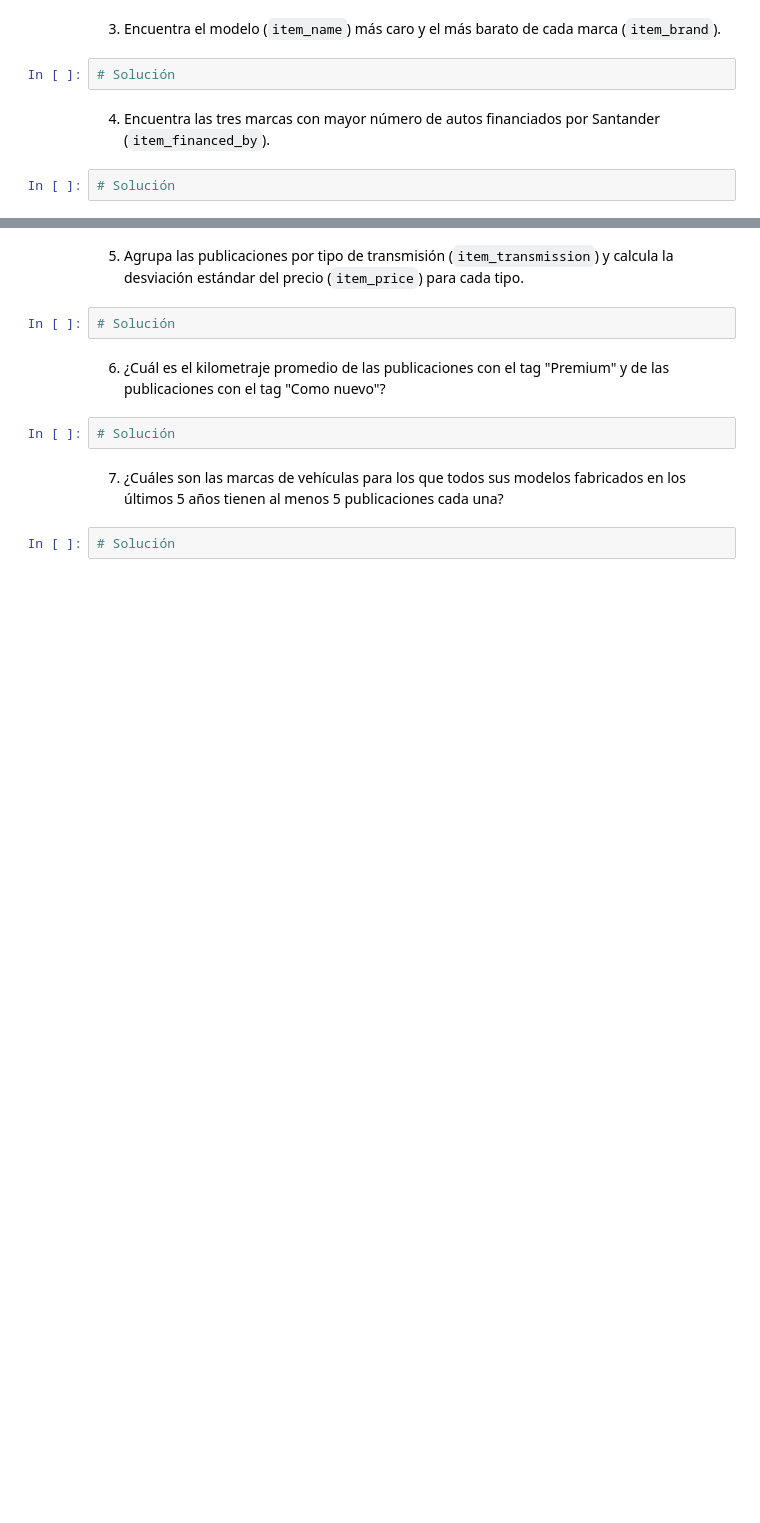
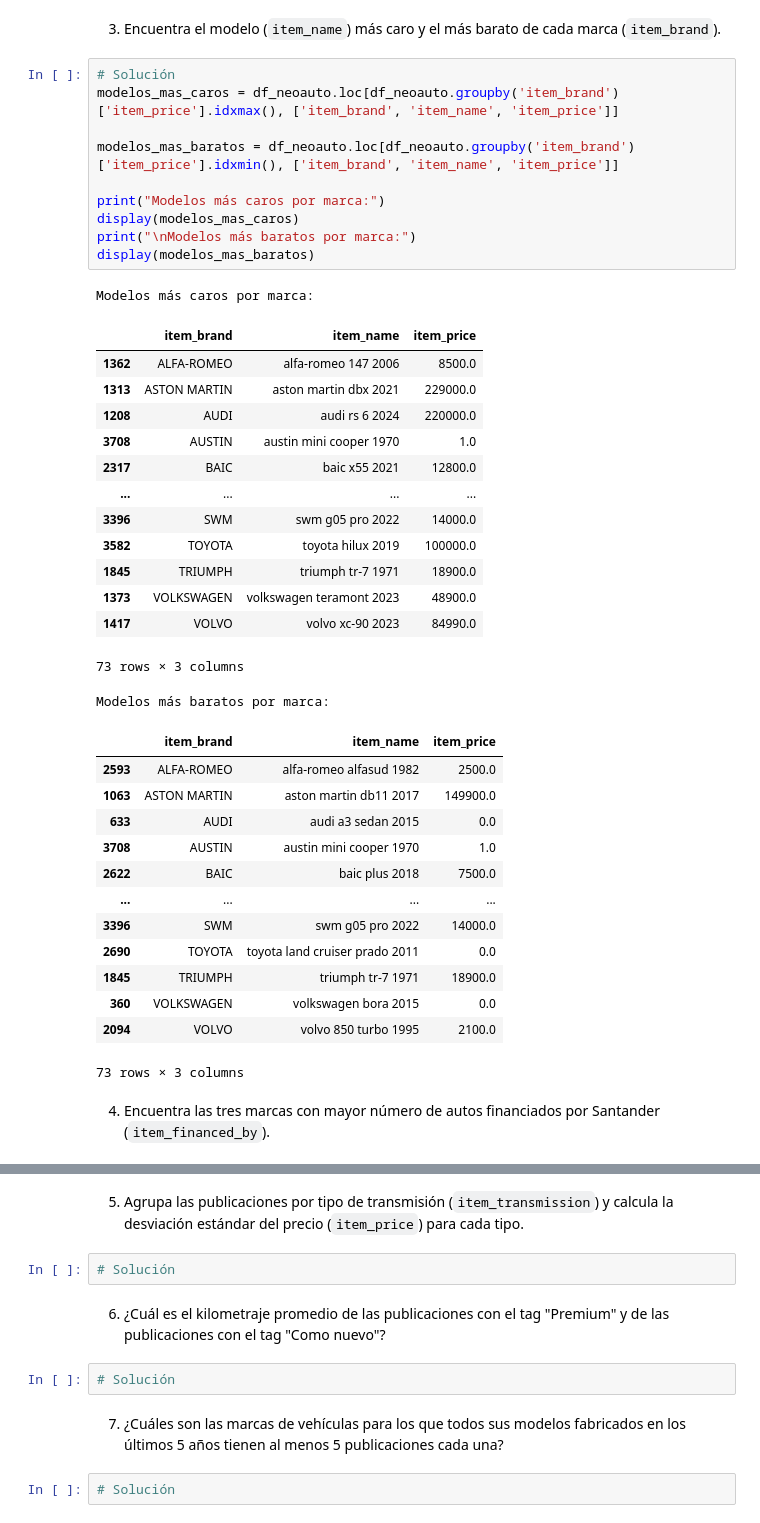
Before and after one commit to qlab-intro-python/tarea-4-zegarra-rivera-bueno, a Jupyter notebook: tarea_4_plantilla.ipynb, the cells around one changed output, grey strips where cells are left out. Drawn from its saved outputs; the diff is of its cells as text; blank space fills up the shorter version.

```diff
--- a/tarea_4_plantilla.ipynb
+++ b/tarea_4_plantilla.ipynb
@@ -27,8 +75,43 @@ Importa el conjunto de datos `neoauto_20240924.csv`
 # %% [markdown]
 3. Encuentra el modelo (`item_name`) más caro y el más barato de cada marca (`item_brand`).
-# %%
-# Solución
+# %%
+# Solución
+modelos_mas_caros = df_neoauto.loc[df_neoauto.groupby('item_brand')['item_price'].idxmax(), ['item_brand', 'item_name', 'item_price']]
+
+modelos_mas_baratos = df_neoauto.loc[df_neoauto.groupby('item_brand')['item_price'].idxmin(), ['item_brand', 'item_name', 'item_price']]
+
+print("Modelos más caros por marca:")
+display(modelos_mas_caros)
+print("\nModelos más baratos por marca:")
+display(modelos_mas_baratos)
+# %% [output]
+Modelos más caros por marca:
+|  | item_brand | item_name | item_price |
+| 1362 | ALFA-ROMEO | alfa-romeo 147 2006 | 8500.0 |
+| 1313 | ASTON MARTIN | aston martin dbx 2021 | 229000.0 |
+| 1208 | AUDI | audi rs 6 2024 | 220000.0 |
+| 3708 | AUSTIN | austin mini cooper 1970 | 1.0 |
+| 2317 | BAIC | baic x55 2021 | 12800.0 |
+| ... | ... | ... | ... |
+| 3396 | SWM | swm g05 pro 2022 | 14000.0 |
+| 3582 | TOYOTA | toyota hilux 2019 | 100000.0 |
+| 1845 | TRIUMPH | triumph tr-7 1971 | 18900.0 |
+| 1373 | VOLKSWAGEN | volkswagen teramont 2023 | 48900.0 |
+| 1417 | VOLVO | volvo xc-90 2023 | 84990.0 |
+73 rows × 3 columns
+Modelos más baratos por marca:
+|  | item_brand | item_name | item_price |
+| 2593 | ALFA-ROMEO | alfa-romeo alfasud 1982 | 2500.0 |
+| 1063 | ASTON MARTIN | aston martin db11 2017 | 149900.0 |
+| 633 | AUDI | audi a3 sedan 2015 | 0.0 |
+| 3708 | AUSTIN | austin mini cooper 1970 | 1.0 |
+| 2622 | BAIC | baic plus 2018 | 7500.0 |
+| ... | ... | ... | ... |
+| 3396 | SWM | swm g05 pro 2022 | 14000.0 |
+| 2690 | TOYOTA | toyota land cruiser prado 2011 | 0.0 |
+| 1845 | TRIUMPH | triumph tr-7 1971 | 18900.0 |
+| 360 | VOLKSWAGEN | volkswagen bora 2015 | 0.0 |
+| 2094 | VOLVO | volvo 850 turbo 1995 | 2100.0 |
+73 rows × 3 columns
 # %% [markdown]
 4. Encuentra las tres marcas con mayor número de autos financiados por Santander (`item_financed_by`).
-# %%
-# Solución
```
Also changed, not shown: parts of 5 cells of this notebook.
